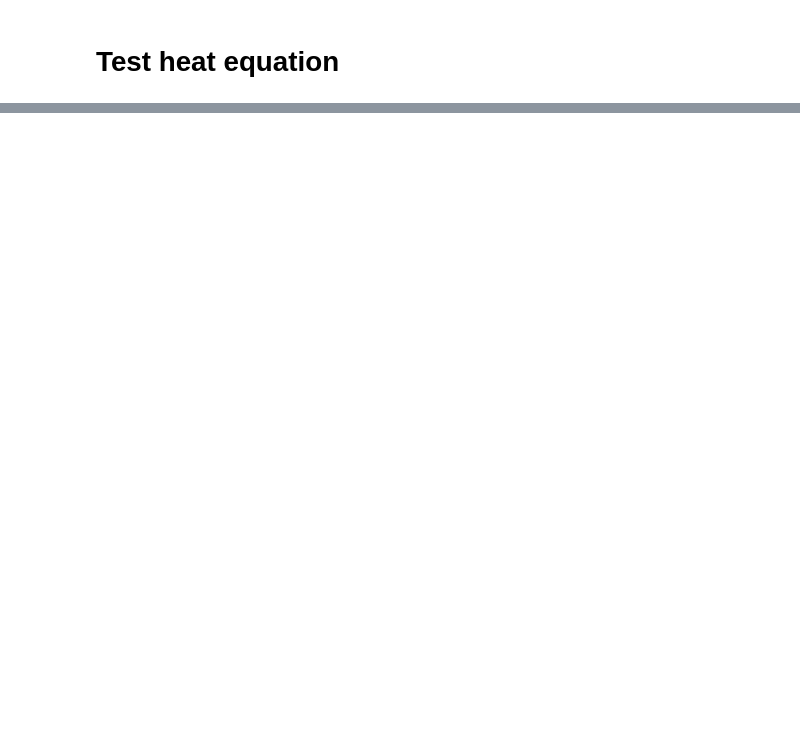
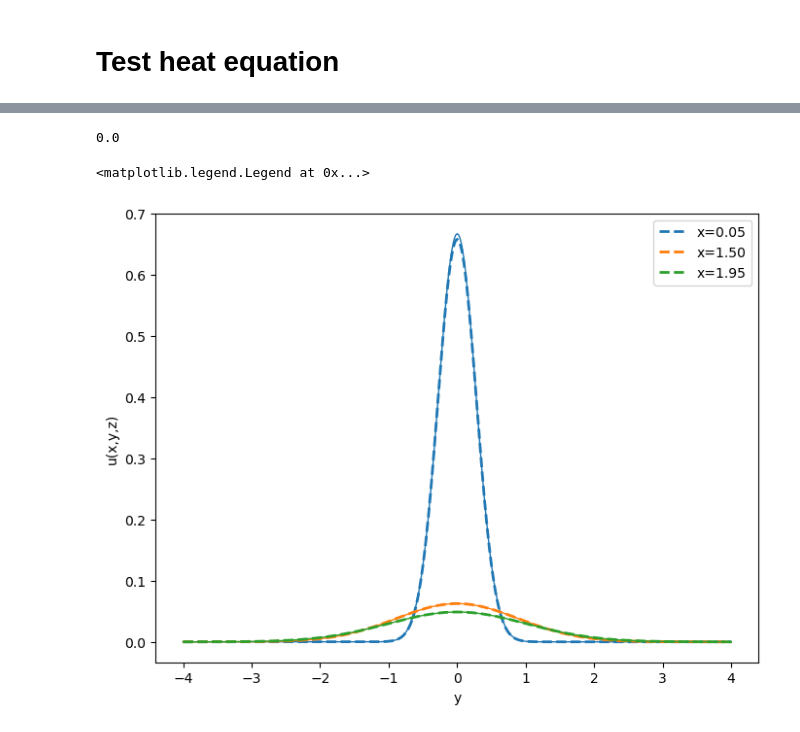
Before and after one commit to sandialabs/SANDwake3D, a Jupyter notebook: HeatEqnTest/HeatEqnTest.ipynb, the cells around one changed output, grey strips where cells are left out. Drawn from its saved outputs; the diff is of its cells as text; code cells hidden in the pictures; blank space fills up the shorter version.

```diff
--- a/HeatEqnTest/HeatEqnTest.ipynb
+++ b/HeatEqnTest/HeatEqnTest.ipynb
@@ -47,0 +108,20 @@ plt.colorbar()
+# %%
+plt.figure(figsize=(8,6))
+
+iz = Nz//2
+zcut = zvec[iz]
+print(zcut)
+for ix in [1,-10,-1]:
+    t = xvec[ix]
+    plt.plot(yvec,uSol[ix][:,iz], '--', lw=2, label='x=%0.2f'%t)
+    ue = uexact(yvec,zcut,t, alpha, beta)
+    plt.plot(yvec,ue,'-', lw=1, color=plt.gca().lines[-1].get_color())
+
+
+plt.xlabel('y')
+plt.ylabel('u(x,y,z)')
+plt.legend()
+# %% [output]
+0.0
+<matplotlib.legend.Legend at 0x...>
+[figure, added]
```
Also changed, not shown: parts of 9 cells of this notebook, 2 other files.
